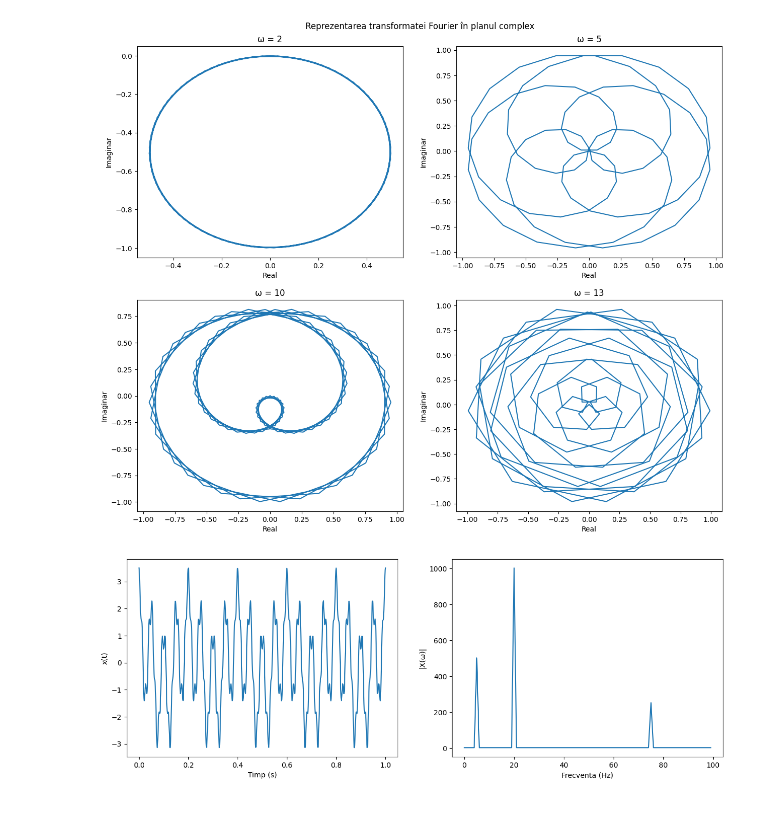
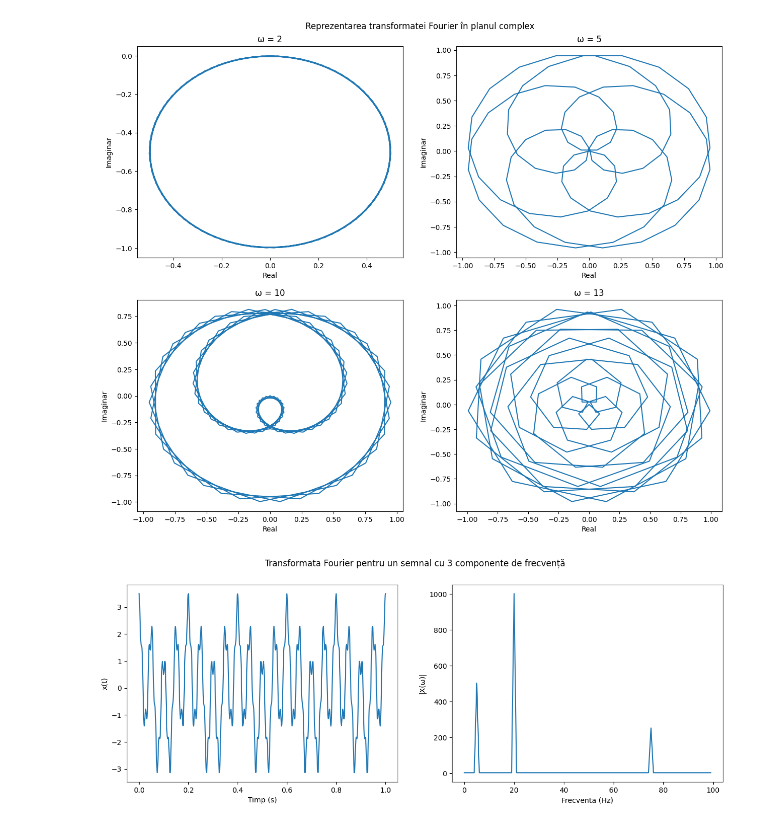
Before and after one commit to lucaion/ProcesareaSemnalelor, a Jupyter notebook: Laborator 3/Lab 3 - rezolvari.ipynb, the cells around one changed output. Saved outputs shown, nothing was run; the diff lists cells and outputs as text; code cells hidden in the pictures.

Commit message:
added title to ex3 plot

```diff
--- a/Laborator 3/Lab 3 - rezolvari.ipynb
+++ b/Laborator 3/Lab 3 - rezolvari.ipynb
@@ -66,31 +66,32 @@ plt.show()
 
 def fourier(t, w=1):
     return math.e ** (-2 * np.pi * 1j * t * w)
 
 t= np.linspace(0, 1, 1000)
 
 f1 = 5
 f2 = 20
 f3 = 75
 
 samples = np.cos(2 * np.pi * f1 * t) + 2 * np.cos(2 * np.pi * f2 * t) + 0.5 * np.cos(2 * np.pi * f3 * t)
 W = 100
 ls = np.zeros(W, dtype=np.complex_)
 
 for l in range(W):
     ls[l] = np.sum(fourier(t, l) * samples)
 
 fig, (ax1, ax2) = plt.subplots(1, 2)
+fig.suptitle('Transformata Fourier pentru un semnal cu 3 componente de frecvență')
 fig.set_size_inches(15, 5)
 ax1.set_xlabel("Timp (s)")
 ax1.set_ylabel("x(t)")
 ax1.plot(t, samples)
 ax2.set_xlabel("Frecventa (Hz)")
 ax2.set_ylabel("|X(ω)|")
 ax2.plot(np.abs(ls))
 
 plt.savefig('ex3.png', format='png')
 plt.savefig('ex3.pdf', format='pdf')
 plt.show()
 # %% [output]
-[figure, old version]
+[figure, new version]
```
Also changed, not shown: 4 other files.
